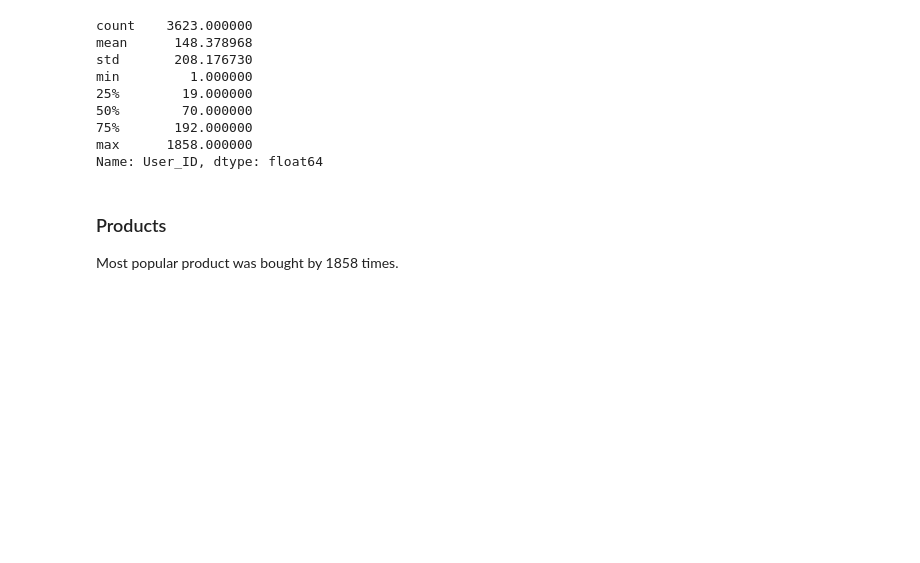
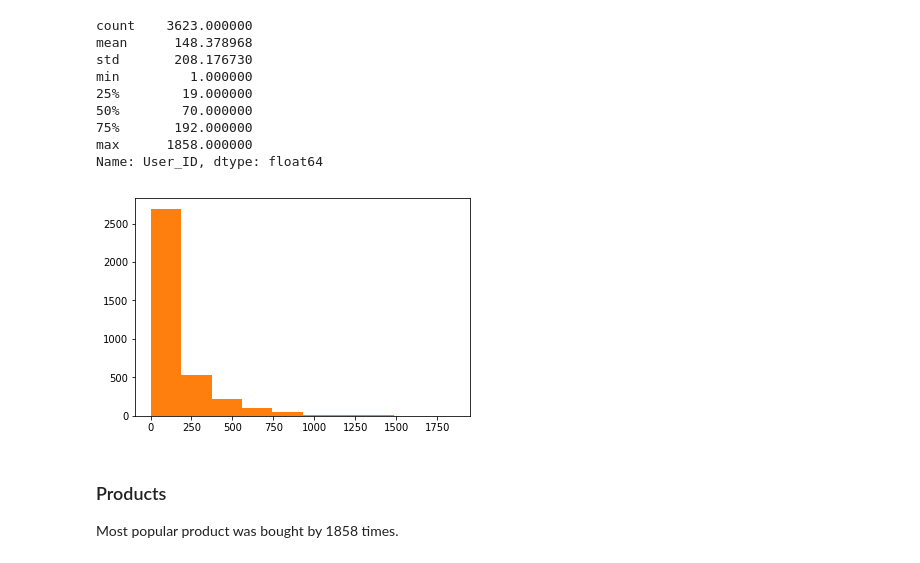
Before and after one commit to magda-lena-b/black_friday, a Jupyter notebook: BF.ipynb, the cells around one changed output. Drawn from its saved outputs; the diff is of its cells as text; code cells hidden in the pictures; blank space fills up the shorter version.

```diff
--- a/BF.ipynb
+++ b/BF.ipynb
@@ -100,6 +102,11 @@ min         1.000000
 75%       192.000000
 max      1858.000000
 Name: User_ID, dtype: float64
+# %%
+plt.hist(df3)
+plt.show()
+# %% [output]
+[figure, added]
 # %% [markdown]
 ### Products
 
```
Also changed, not shown: parts of 11 cells of this notebook.
